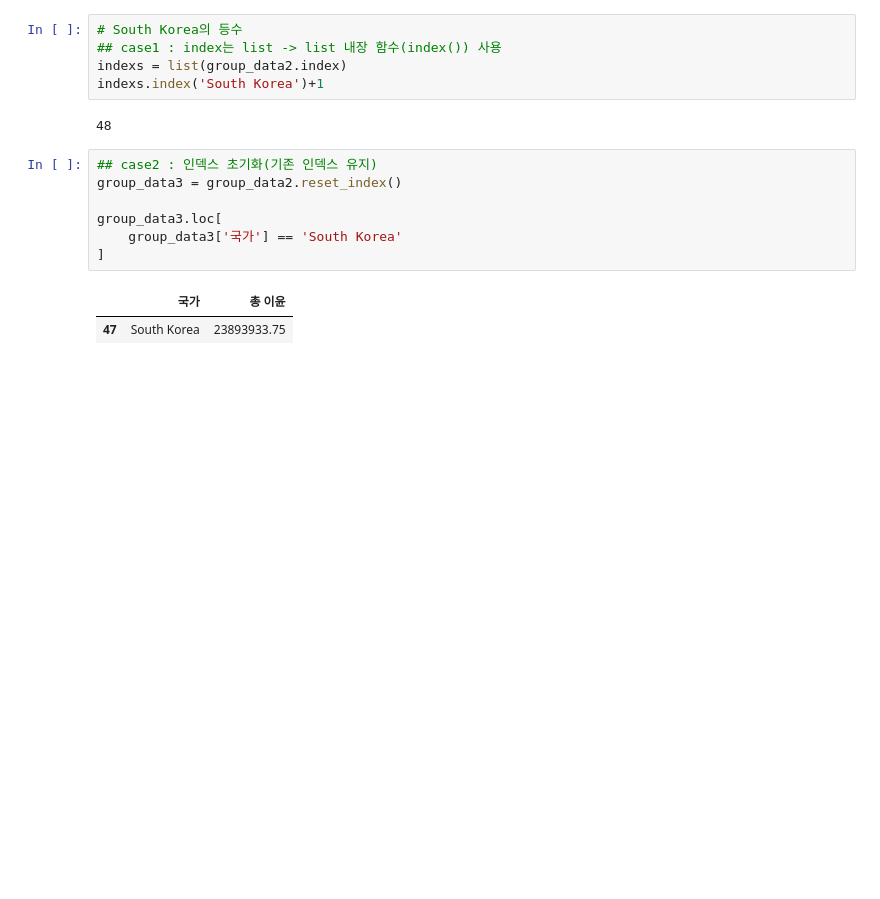
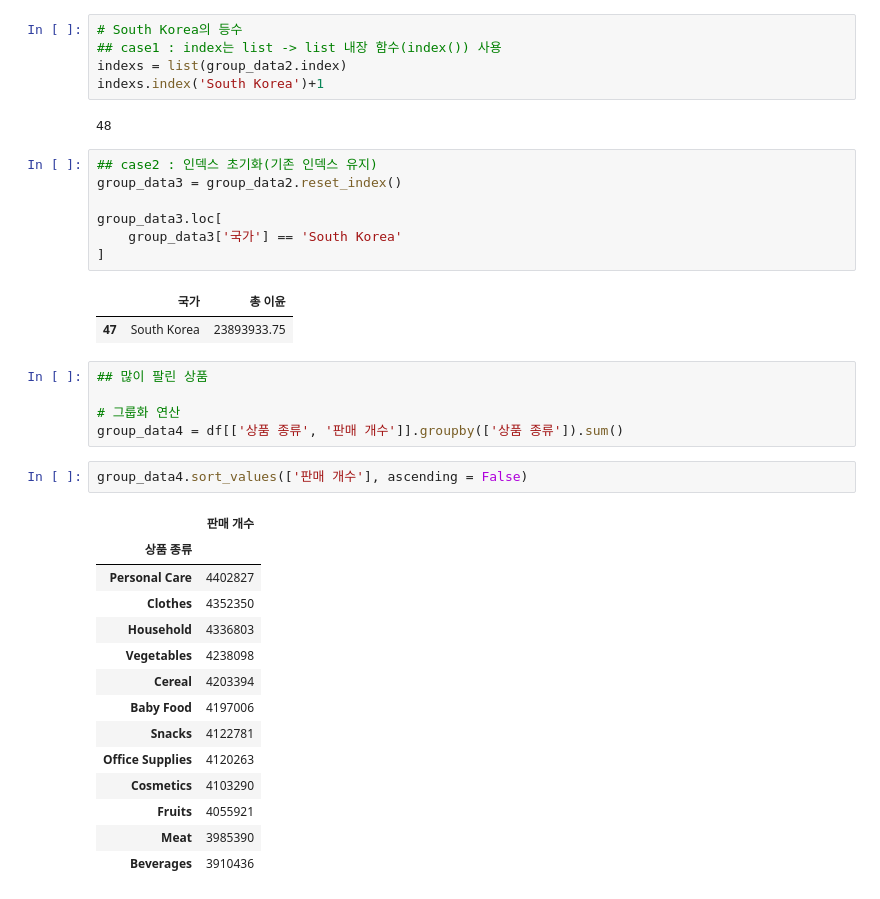
Before and after one commit to KHseo32/test, a Jupyter notebook: 3월 22일/240322(Sales).ipynb, the cells around one changed output. Cells and saved outputs as stored; diff of their text form; blank space fills up the shorter version.

```diff
--- a/3월 22일/240322(Sales).ipynb
+++ b/3월 22일/240322(Sales).ipynb
@@ -195,3 +195,25 @@ group_data3.loc[
 # %% [output]
 |  | 국가 | 총 이윤 |
 | 47 | South Korea | 23893933.75 |
+# %%
+## 많이 팔린 상품
+
+# 그룹화 연산
+group_data4 = df[['상품 종류', '판매 개수']].groupby(['상품 종류']).sum()
+# %%
+group_data4.sort_values(['판매 개수'], ascending = False)
+# %% [output]
+|  | 판매 개수 |
+| 상품 종류 |  |
+| Personal Care | 4402827 |
+| Clothes | 4352350 |
+| Household | 4336803 |
+| Vegetables | 4238098 |
+| Cereal | 4203394 |
+| Baby Food | 4197006 |
+| Snacks | 4122781 |
+| Office Supplies | 4120263 |
+| Cosmetics | 4103290 |
+| Fruits | 4055921 |
+| Meat | 3985390 |
+| Beverages | 3910436 |
```
Also changed, not shown: parts of 3 cells of this notebook, 1 other file.
